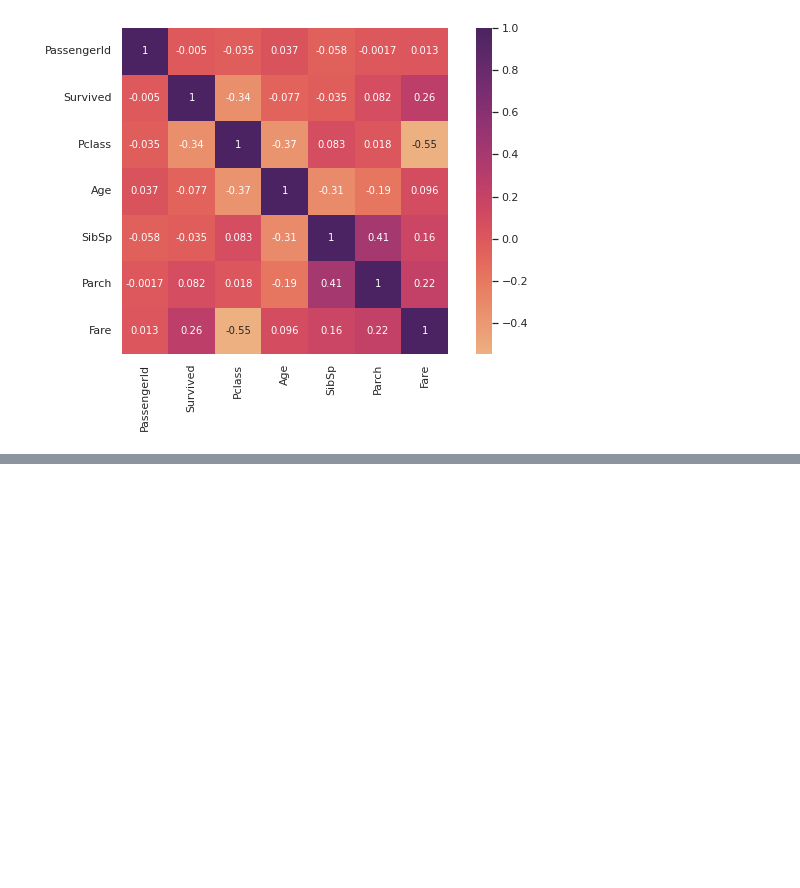
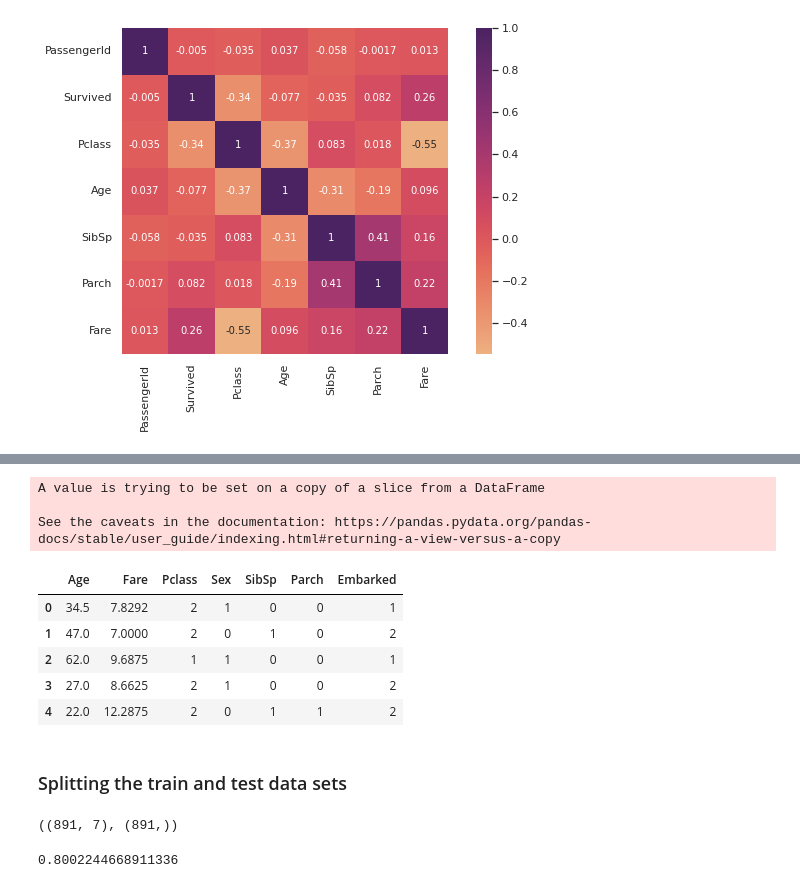
Before and after one commit to karthigeyan0312/My_Kaggle_Practice_Exercises, a Jupyter notebook: titanic-prediction.ipynb, the cells around one changed output, grey strips where cells are left out. Cells and saved outputs as stored; diff of their text form; code cells hidden in the pictures; blank space fills up the shorter version.

Commit message:
Kaggle Notebook | Titanic_prediction | Version 9

```diff
--- a/titanic-prediction.ipynb
+++ b/titanic-prediction.ipynb
@@ -557,0 +601,25 @@ sns.heatmap(correlation, cmap='flare', square=True, annot=True)
+# %%
+df_train = clean_df.iloc[:891, :]
+df_test = clean_df.iloc[891:, :]
+
+df_test.drop(['Survived'], axis=1, inplace=True)
+df_test.head()
+# %% [output]
+A value is trying to be set on a copy of a slice from a DataFrame
+
+See the caveats in the documentation: https://pandas.pydata.org/pandas-docs/stable/user_guide/indexing.html#returning-a-view-versus-a-copy
+|  | Age | Fare | Pclass | Sex | SibSp | Parch | Embarked |
+| 0 | 34.5 | 7.8292 | 2 | 1 | 0 | 0 | 1 |
+| 1 | 47.0 | 7.0000 | 2 | 0 | 1 | 0 | 2 |
+| 2 | 62.0 | 9.6875 | 1 | 1 | 0 | 0 | 1 |
+| 3 | 27.0 | 8.6625 | 2 | 1 | 0 | 0 | 2 |
+| 4 | 22.0 | 12.2875 | 2 | 0 | 1 | 1 | 2 |
+# %% [markdown]
+### Splitting the train and test data sets
+# %%
+X = df_train.drop(['Survived'], axis=1)
+y = df_train['Survived']
+
+X.shape, y.shape
+# %% [output]
+((891, 7), (891,))
@@ -557,0 +632,6 @@ sns.heatmap(correlation, cmap='flare', square=True, annot=True)
+# %%
+y_pred_log_reg = log_reg.predict(df_test)
+
+Log_reg_model.score(X, y)
+# %% [output]
+0.8002244668911336
```
Also changed, not shown: parts of 8 cells of this notebook.
